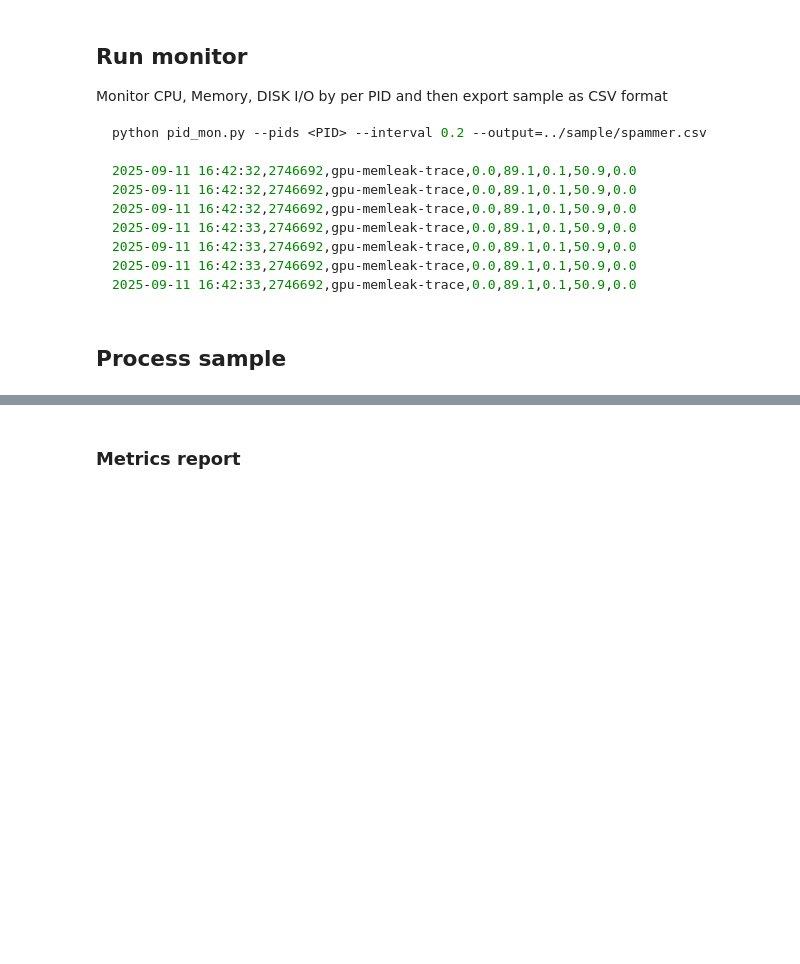
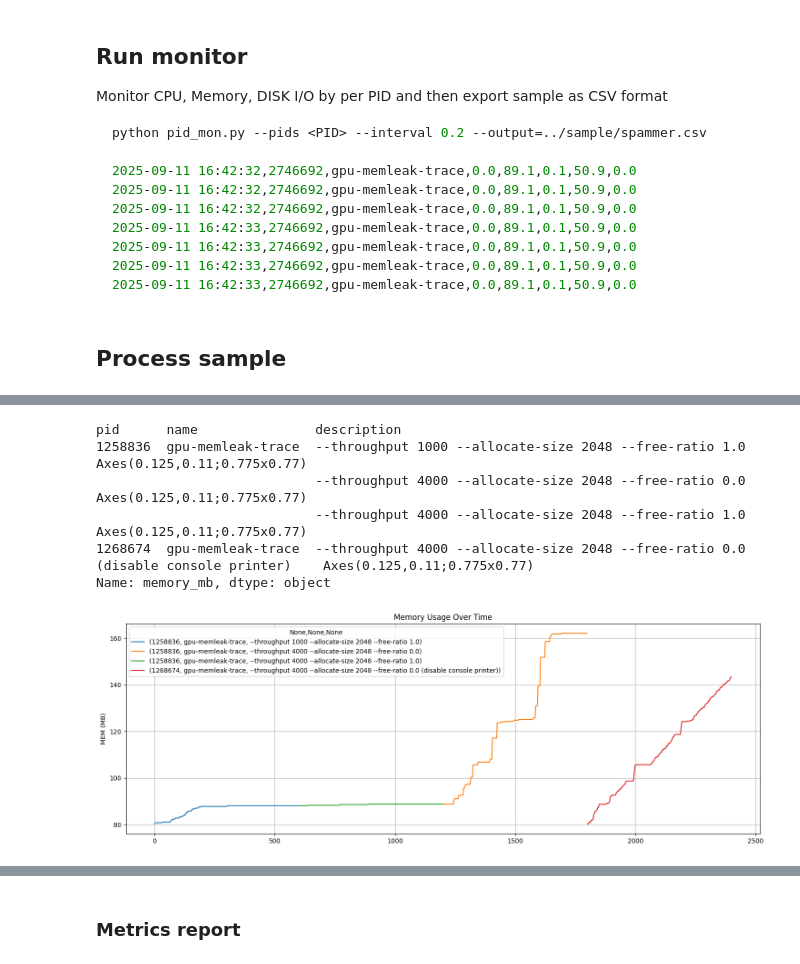
Before and after one commit to vuvietnguyenit/gpu-memleak-trace, a Jupyter notebook: notebooks/benchmark.ipynb, the cells around one changed output, grey strips where cells are left out. Drawn from its saved outputs; the diff is of its cells as text; code cells hidden in the pictures; blank space fills up the shorter version.

```diff
--- a/notebooks/benchmark.ipynb
+++ b/notebooks/benchmark.ipynb
@@ -110,28 +125,10 @@ df.head()
 # %%
-def plot_timeseries(df, group, ylabel):
-    fig, ax = plt.subplots(figsize=(20, 6))
-
-    # group by chosen column
-    for key, grp in df.groupby(group):
-        ax.plot(grp['timestamp'], grp[ylabel], label=key)
-
-    # labels and title
-    ax.set_xlabel('Timestamp')
-    ax.set_ylabel(ylabel.replace('_', ' ').title())
-    ax.set_title(
-        f'{ylabel.replace("_", " ").title()} Over Time by {group.title()}')
-
-    # legend
-    ax.legend(title=group.title())
-
-    # formatting
-    plt.tight_layout()
-    ax.xaxis.set_major_locator(plt.MaxNLocator(10))
-    ax.xaxis.set_major_formatter(
-        plt.FuncFormatter(
-            lambda x, pos: df['timestamp'].iloc[int(x)]
-            if 0 <= int(x) < len(df['timestamp']) else ''
-        )
-    )
-
-    plt.show()
+df.groupby(['pid', 'name', 'description'])['memory_mb'].plot(figsize=(18, 6), grid=True, legend=True, ylabel='MEM (MB)', title='Memory Usage Over Time')
+# %% [output]
+pid      name               description
+1258836  gpu-memleak-trace  --throughput 1000 --allocate-size 2048 --free-ratio 1.0                              Axes(0.125,0.11;0.775x0.77)
+                            --throughput 4000 --allocate-size 2048 --free-ratio 0.0                              Axes(0.125,0.11;0.775x0.77)
+                            --throughput 4000 --allocate-size 2048 --free-ratio 1.0                              Axes(0.125,0.11;0.775x0.77)
+1268674  gpu-memleak-trace  --throughput 4000 --allocate-size 2048 --free-ratio 0.0 (disable console printer)    Axes(0.125,0.11;0.775x0.77)
+Name: memory_mb, dtype: object
+[figure, added]
```
Also changed, not shown: parts of 7 cells of this notebook, 6 other files.
